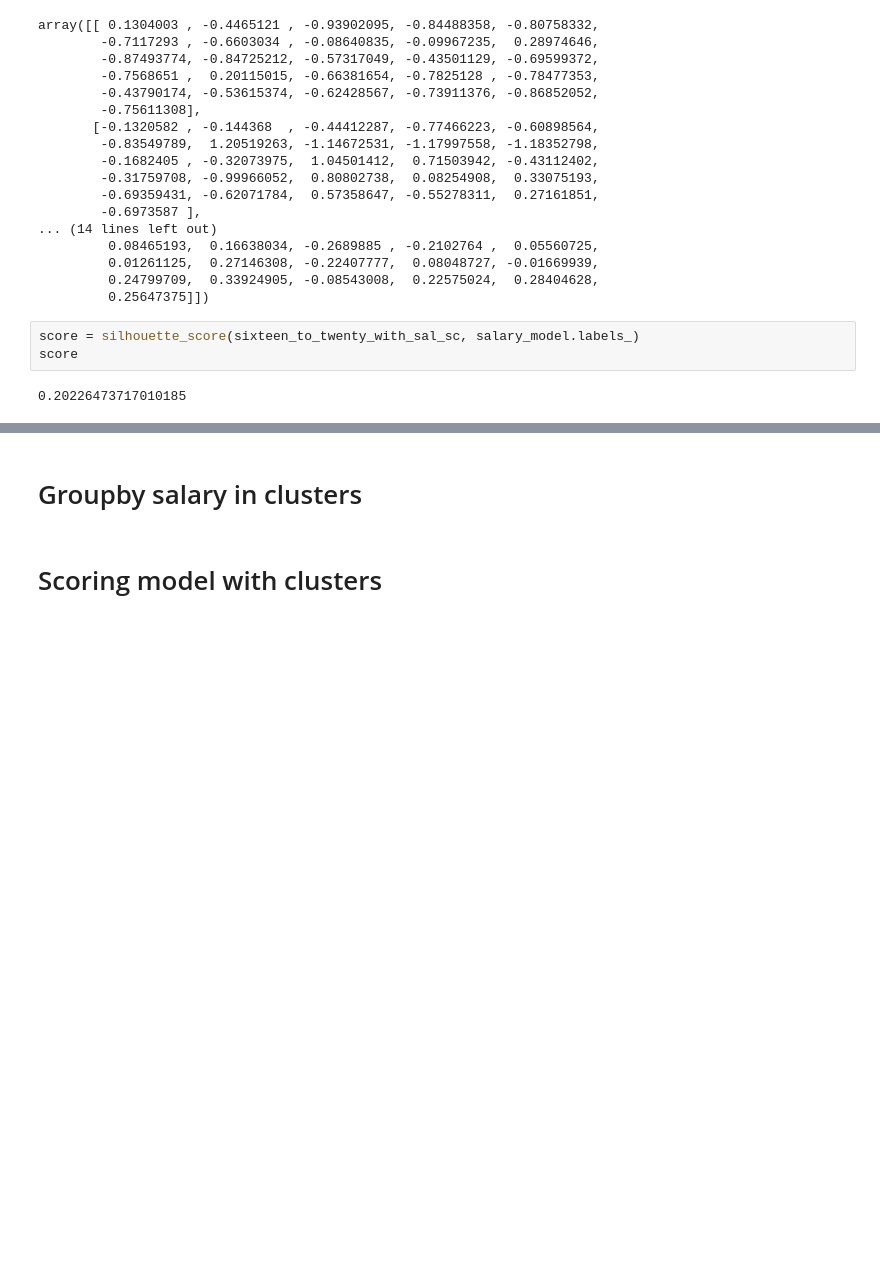
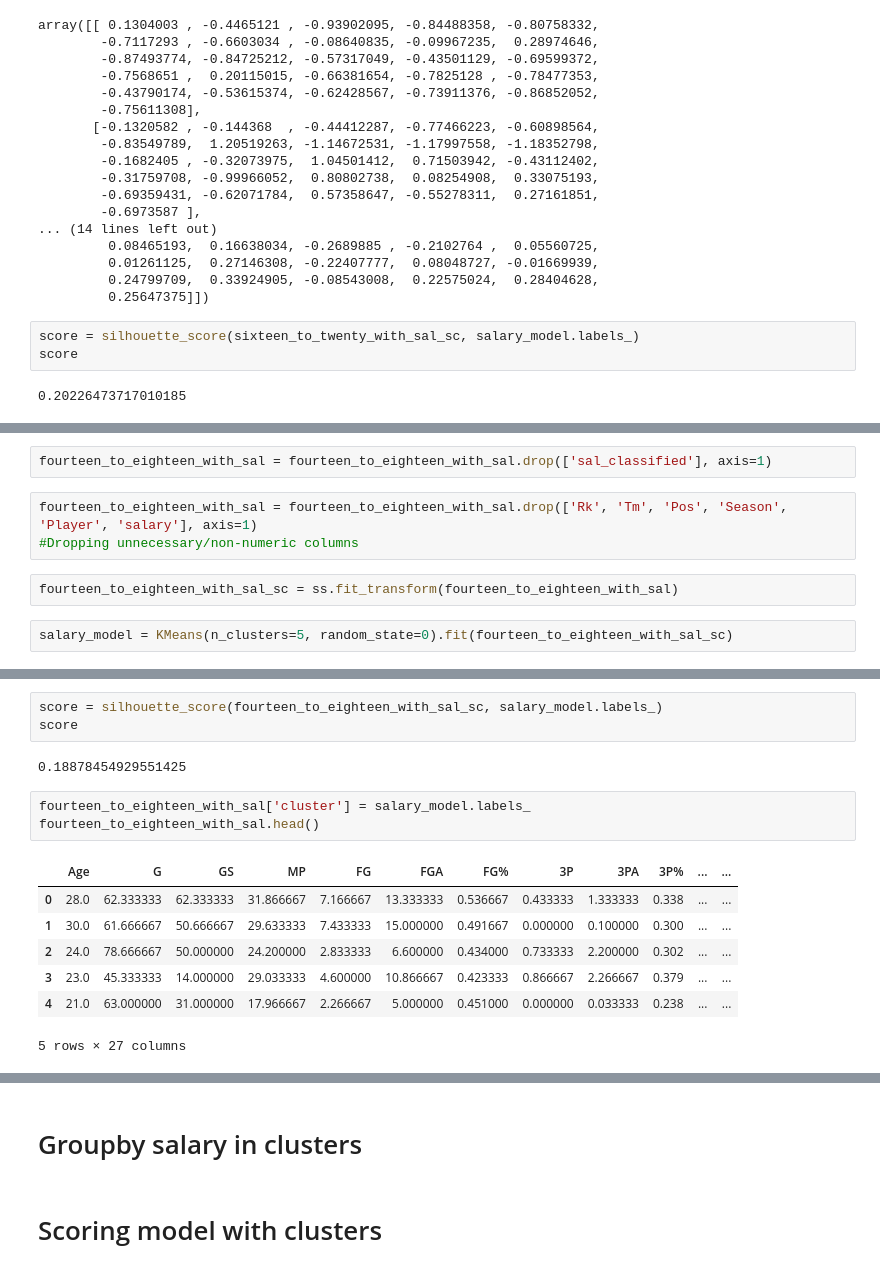
Before and after one commit to dkeyer/NBA_salary_predictor, a Jupyter notebook: Capstone_Classification.ipynb, the cells around one changed output, grey strips where cells are left out. Saved outputs shown, nothing was run; the diff lists cells and outputs as text; blank space fills up the shorter version.

```diff
--- a/Capstone_Classification.ipynb
+++ b/Capstone_Classification.ipynb
@@ -600,0 +665,9 @@ sixteen_to_twenty_with_sal
+# %%
+fourteen_to_eighteen_with_sal = fourteen_to_eighteen_with_sal.drop(['sal_classified'], axis=1)
+# %%
+fourteen_to_eighteen_with_sal = fourteen_to_eighteen_with_sal.drop(['Rk', 'Tm', 'Pos', 'Season', 'Player', 'salary'], axis=1)
+#Dropping unnecessary/non-numeric columns
+# %%
+fourteen_to_eighteen_with_sal_sc = ss.fit_transform(fourteen_to_eighteen_with_sal)
+# %%
+salary_model = KMeans(n_clusters=5, random_state=0).fit(fourteen_to_eighteen_with_sal_sc)
@@ -600,0 +707,16 @@ sixteen_to_twenty_with_sal
+# %%
+score = silhouette_score(fourteen_to_eighteen_with_sal_sc, salary_model.labels_)
+score
+# %% [output]
+0.18878454929551425
+# %%
+fourteen_to_eighteen_with_sal['cluster'] = salary_model.labels_
+fourteen_to_eighteen_with_sal.head()
+# %% [output]
+|  | Age | G | GS | MP | FG | FGA | FG% | 3P | 3PA | 3P% | ... | ... |
+| 0 | 28.0 | 62.333333 | 62.333333 | 31.866667 | 7.166667 | 13.333333 | 0.536667 | 0.433333 | 1.333333 | 0.338 | ... | ... |
+| 1 | 30.0 | 61.666667 | 50.666667 | 29.633333 | 7.433333 | 15.000000 | 0.491667 | 0.000000 | 0.100000 | 0.300 | ... | ... |
+| 2 | 24.0 | 78.666667 | 50.000000 | 24.200000 | 2.833333 | 6.600000 | 0.434000 | 0.733333 | 2.200000 | 0.302 | ... | ... |
+| 3 | 23.0 | 45.333333 | 14.000000 | 29.033333 | 4.600000 | 10.866667 | 0.423333 | 0.866667 | 2.266667 | 0.379 | ... | ... |
+| 4 | 21.0 | 63.000000 | 31.000000 | 17.966667 | 2.266667 | 5.000000 | 0.451000 | 0.000000 | 0.033333 | 0.238 | ... | ... |
+5 rows × 27 columns
```
Also changed, not shown: parts of 56 cells of this notebook.
